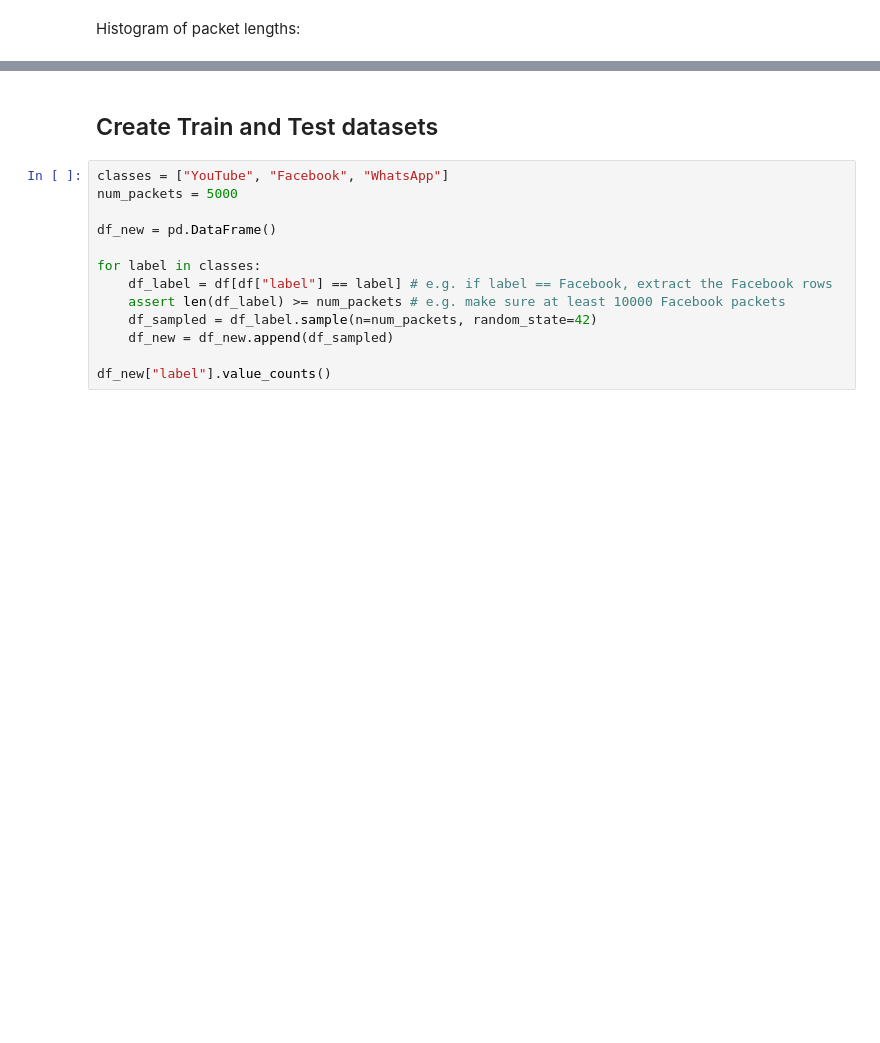
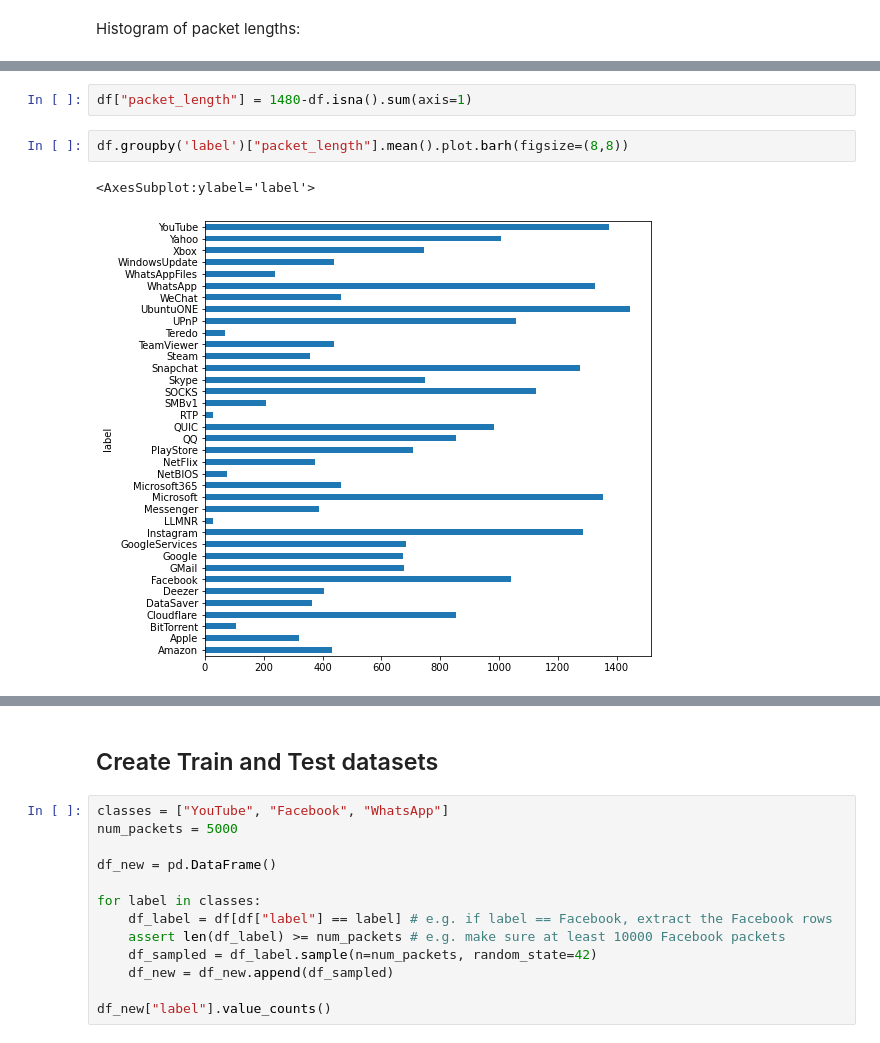
Before and after one commit to Chiratidzo/EncrypytedTrafficClassifier, a Jupyter notebook: preprocessing/train-test-data-construction/train_test_splitter.ipynb, the cells around one changed output, grey strips where cells are left out. Drawn from its saved outputs; the diff is of its cells as text; blank space fills up the shorter version.

```diff
--- a/preprocessing/train-test-data-construction/train_test_splitter.ipynb
+++ b/preprocessing/train-test-data-construction/train_test_splitter.ipynb
@@ -40,0 +41,7 @@ packet_lengths.plot.hist(bins = list(range(0, 1600, 20)))
+# %%
+df["packet_length"] = 1480-df.isna().sum(axis=1)
+# %%
+df.groupby('label')["packet_length"].mean().plot.barh(figsize=(8,8))
+# %% [output]
+<AxesSubplot:ylabel='label'>
+[figure, added]
```
Also changed, not shown: parts of 8 cells of this notebook.
